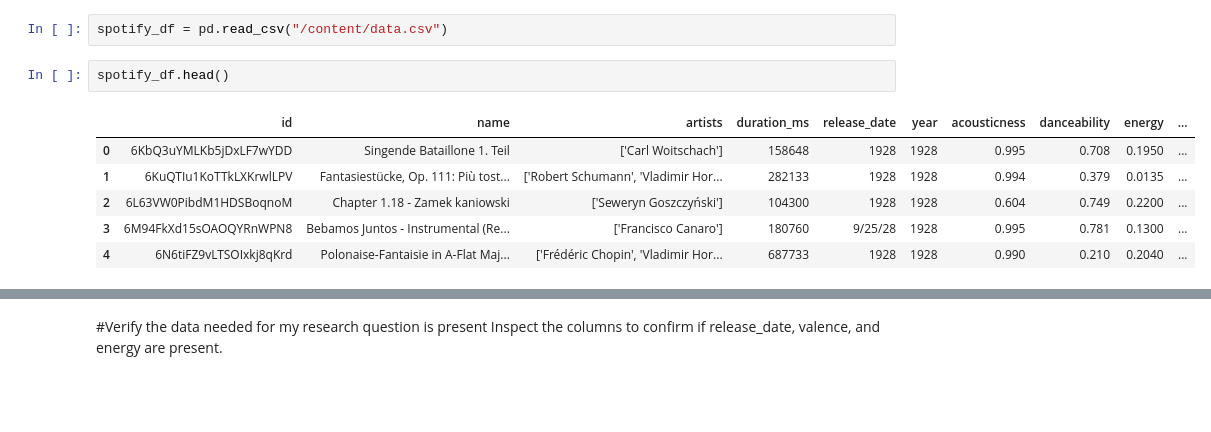
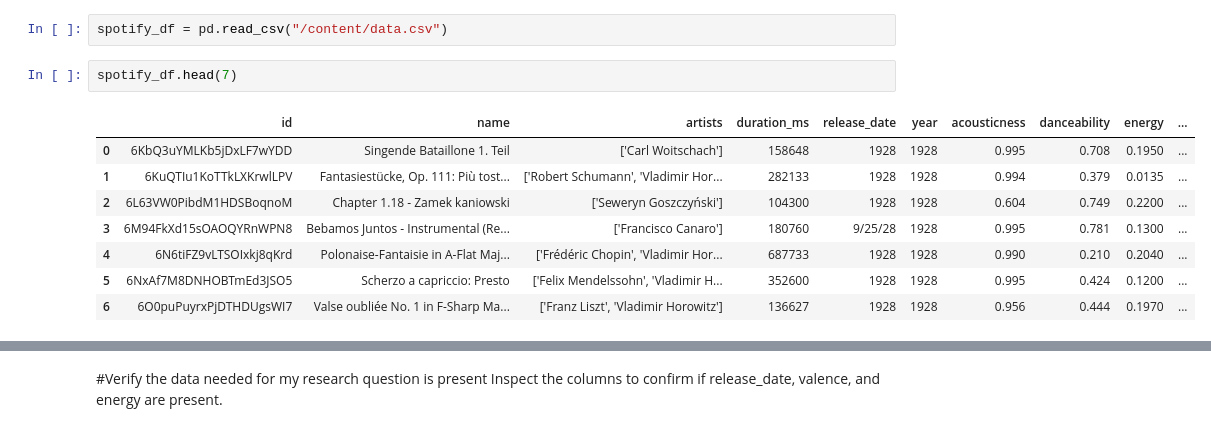
Before and after one commit to C-Lion/HU-DS-BC, a Jupyter notebook: Stage2_EmotionalToneAnalysis_HUDS2025.ipynb, the cells around one changed output, grey strips where cells are left out. Drawn from its saved outputs; the diff is of its cells as text; blank space fills up the shorter version.

```diff
--- a/Stage2_EmotionalToneAnalysis_HUDS2025.ipynb
+++ b/Stage2_EmotionalToneAnalysis_HUDS2025.ipynb
@@ -163,11 +172,13 @@ import pandas as pd
 # %%
 spotify_df = pd.read_csv("/content/data.csv")
 # %%
-spotify_df.head()
+spotify_df.head(7)
 # %% [output]
 |  | id | name | artists | duration_ms | release_date | year | acousticness | danceability | energy | ... |
 | 0 | 6KbQ3uYMLKb5jDxLF7wYDD | Singende Bataillone 1. Teil | ['Carl Woitschach'] | 158648 | 1928 | 1928 | 0.995 | 0.708 | 0.1950 | ... |
 | 1 | 6KuQTIu1KoTTkLXKrwlLPV | Fantasiestücke, Op. 111: Più tost... | ['Robert Schumann', 'Vladimir Hor... | 282133 | 1928 | 1928 | 0.994 | 0.379 | 0.0135 | ... |
 | 2 | 6L63VW0PibdM1HDSBoqnoM | Chapter 1.18 - Zamek kaniowski | ['Seweryn Goszczyński'] | 104300 | 1928 | 1928 | 0.604 | 0.749 | 0.2200 | ... |
 | 3 | 6M94FkXd15sOAOQYRnWPN8 | Bebamos Juntos - Instrumental (Re... | ['Francisco Canaro'] | 180760 | 9/25/28 | 1928 | 0.995 | 0.781 | 0.1300 | ... |
 | 4 | 6N6tiFZ9vLTSOIxkj8qKrd | Polonaise-Fantaisie in A-Flat Maj... | ['Frédéric Chopin', 'Vladimir Hor... | 687733 | 1928 | 1928 | 0.990 | 0.210 | 0.2040 | ... |
+| 5 | 6NxAf7M8DNHOBTmEd3JSO5 | Scherzo a capriccio: Presto | ['Felix Mendelssohn', 'Vladimir H... | 352600 | 1928 | 1928 | 0.995 | 0.424 | 0.1200 | ... |
+| 6 | 6O0puPuyrxPjDTHDUgsWI7 | Valse oubliée No. 1 in F-Sharp Ma... | ['Franz Liszt', 'Vladimir Horowitz'] | 136627 | 1928 | 1928 | 0.956 | 0.444 | 0.1970 | ... |
```
Also changed, not shown: parts of 5 cells of this notebook.
